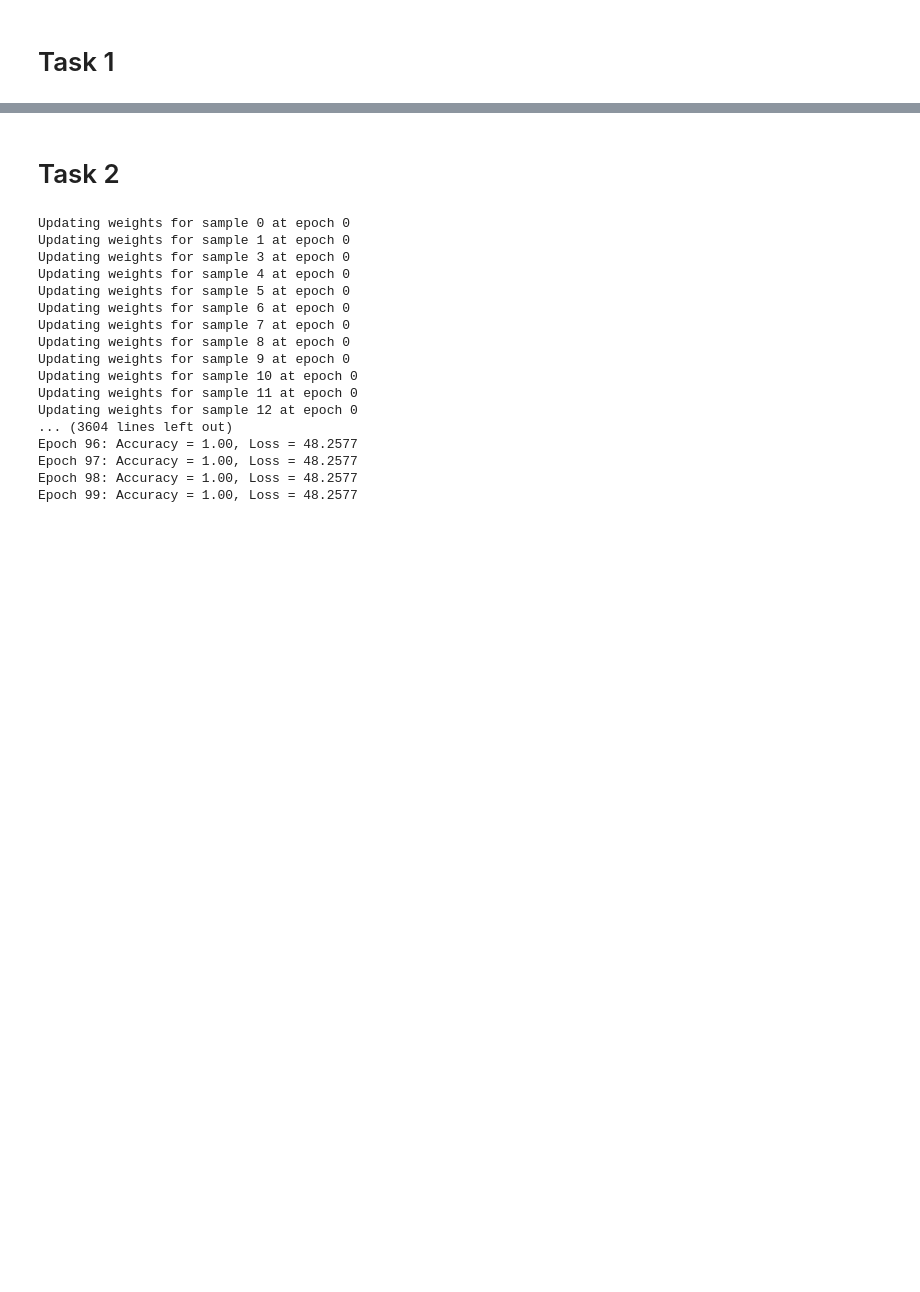
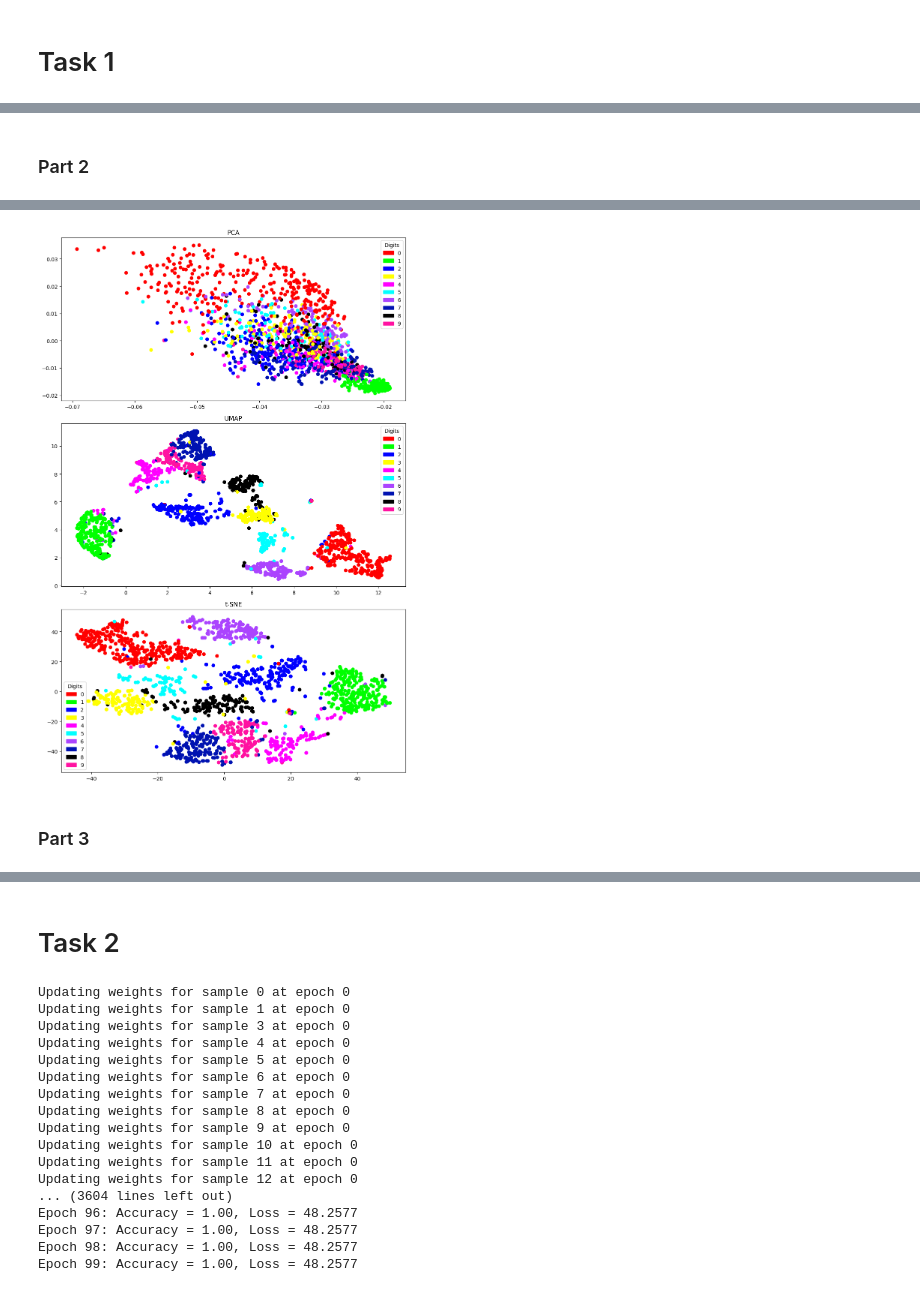
Before and after one commit to rajatvarma/IDL, a Jupyter notebook: Assignment 0/Combined.ipynb, the cells around one changed output, grey strips where cells are left out. Cells and saved outputs as stored; diff of their text form; code cells hidden in the pictures; blank space fills up the shorter version.

Commit message:
combine updated to part 1 code

```diff
--- a/Assignment 0/Combined.ipynb
+++ b/Assignment 0/Combined.ipynb
@@ -114,0 +64,60 @@ AttributeError: module 'umap' has no attribute 'UMAP'
+# %% [markdown]
+### Part 2
+# %%
+from sklearn.decomposition import PCA
+from sklearn.preprocessing import MinMaxScaler
+import matplotlib.pyplot as plt
+import matplotlib.patches as mpatches
+import umap
+from sklearn.manifold import TSNE
+
+colorsIndex = ["#FF0000", "#00FF00", "#0000FF", "#FFFF00", "#FF00FF", "#00FFFF", "#ab44fe", "#0012b1", "#000000", "#ff12a1"]
+colors = [colorsIndex[i] for i in outs]
+
+# Normalizing data using Min-Max Scaling
+scaler = MinMaxScaler()
+X = scaler.fit_transform(ins)
+
+# PCA
+pca = PCA(n_components=2)
+Y = pca.fit_transform(X)
+
+# UMAP
+reducer = umap.UMAP()
+embedding = reducer.fit_transform(X)
+
+# t-SNE
+tsne = TSNE(n_components=2)
+X_embedded = tsne.fit_transform(X)
+
+
+'''
+Filter PCA results
+    I am doing this because originally, there were some outliers in the PCA plot where the values were beyond the normal range, thus resulting in a squished plot where you couldn't really see anything.
+'''
+mask = (Y[:, 0] <= 1)
+Y_filtered = Y[mask]
+colors_filtered = np.array(colors)[mask]
+fig, axs = plt.subplots(3, 1, figsize=(10, 15))
+
+# Plot PCA results
+axs[0].scatter(Y_filtered[:, 0], Y_filtered[:, 1], c=colors_filtered)
+labels = list(set(outs))
+handles = [mpatches.Patch(color=colorsIndex[label], label=str(label)) for label in labels]
+axs[0].legend(handles=handles, title="Digits")
+axs[0].set_title('PCA')
+
+# Plot UMAP results
+axs[1].scatter(embedding[:, 0], embedding[:, 1], c=colors)
+axs[1].legend(handles=handles, title="Digits")
+axs[1].set_title('UMAP')
+
+# Plot t-SNE results
+axs[2].scatter(X_embedded[:, 0], X_embedded[:, 1], c=colors)
+axs[2].legend(handles=handles, title="Digits")
+axs[2].set_title('t-SNE')
+
+# Show the plots
+plt.tight_layout()
+plt.show()
+# %% [output]
@@ -114,0 +125,3 @@ AttributeError: module 'umap' has no attribute 'UMAP'
+[figure, added]
+# %% [markdown]
+### Part 3
```
Also changed, not shown: parts of 7 cells of this notebook.
